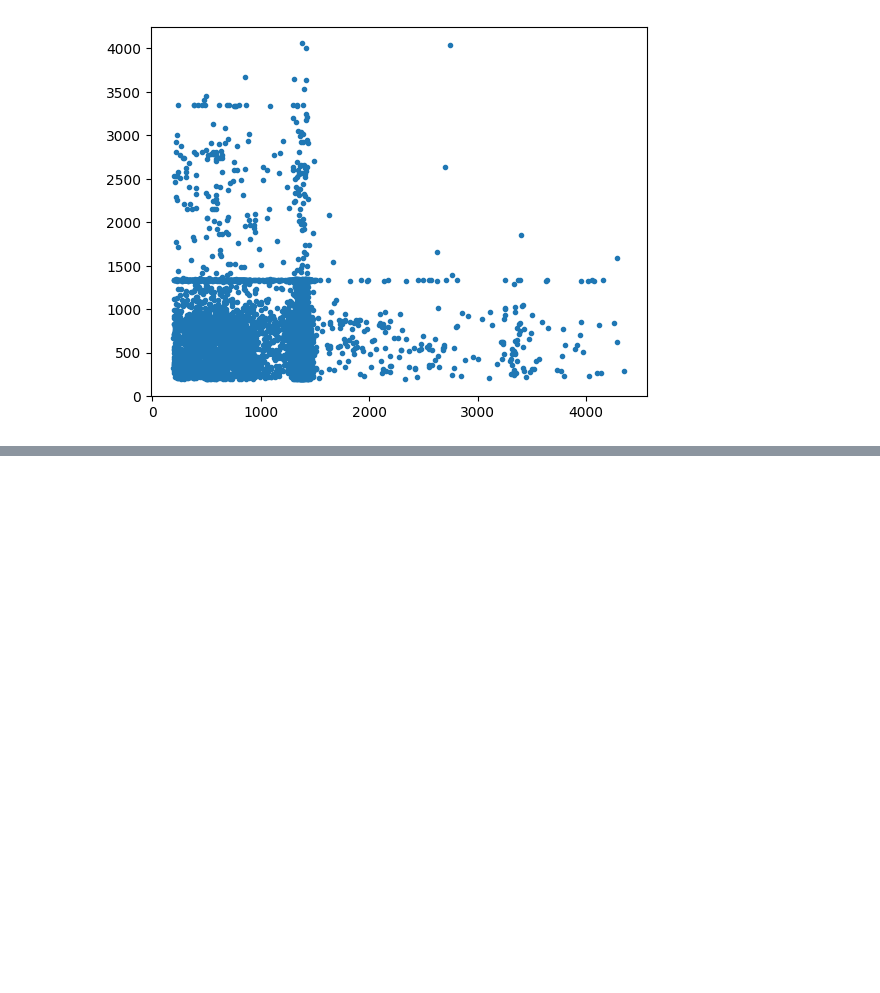
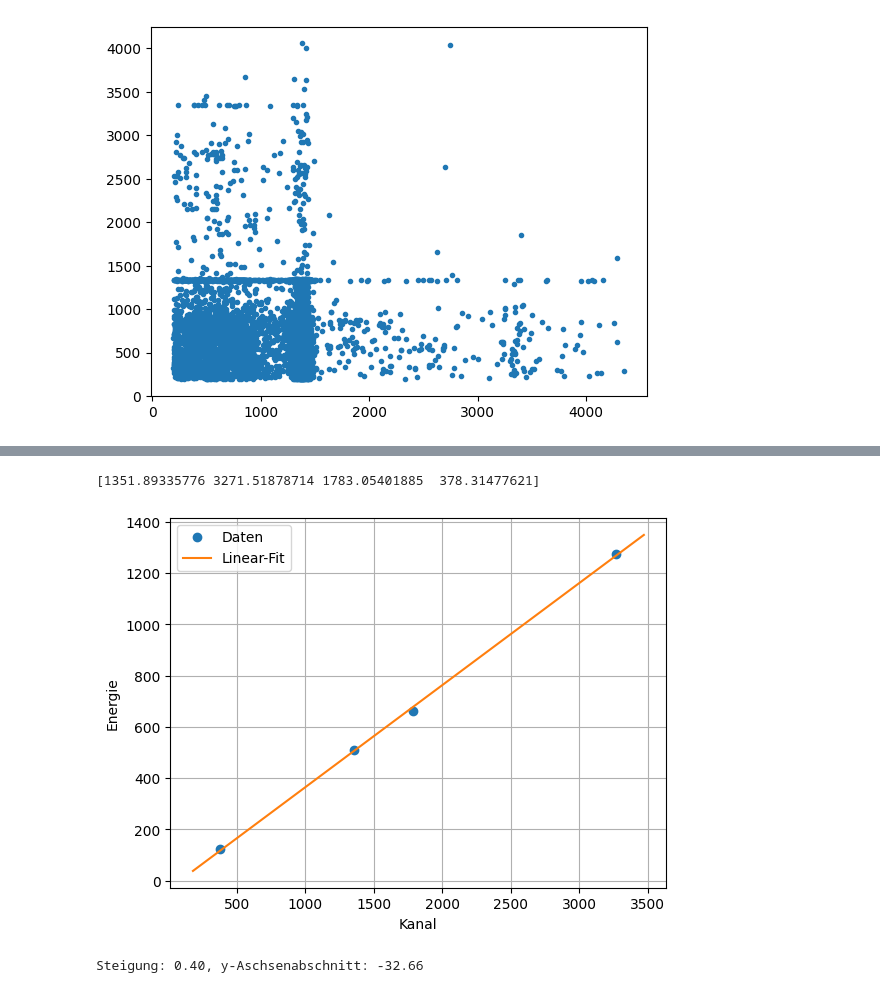
Before and after one commit to caesar2003/P4-Gamma-Coincidence-Spectroscopy, a Jupyter notebook: auswertung.ipynb, the cells around one changed output, grey strips where cells are left out. Cells and saved outputs as stored; diff of their text form; code cells hidden in the pictures; blank space fills up the shorter version.

```diff
--- a/auswertung.ipynb
+++ b/auswertung.ipynb
@@ -45,0 +104,24 @@ plt.scatter(Na_22_co[:,0], Na_22_co[:,1], marker=".")
+# %%
+print(mu_arr)
+def Linear(x, m,c):
+    return m*x +c
+Elit = [511,1275, 662, 122]
+
+parameters, _ = curve_fit(Linear, mu_arr, Elit)
+
+mg, cg = parameters
+fit_y = Linear(np.linspace(np.min(mu_arr)-200, np.max(mu_arr)+200, 1000), mg, cg)
+
+plt.plot(mu_arr, Elit, 'o', label='Daten')
+plt.plot(np.linspace(np.min(mu_arr)-200, np.max(mu_arr)+200, 1000), fit_y, '-', label='Linear-Fit')
+plt.legend()
+plt.xlabel("Kanal")
+plt.ylabel("Energie")
+plt.grid(True)
+plt.show()
+
+print(f"Steigung: {mg:.2f}, y-Aschsenabschnitt: {cg:.2f}")
+# %% [output]
+[1351.89335776 3271.51878714 1783.05401885  378.31477621]
+[figure, added]
+Steigung: 0.40, y-Aschsenabschnitt: -32.66
```
Also changed, not shown: parts of 17 cells of this notebook.
